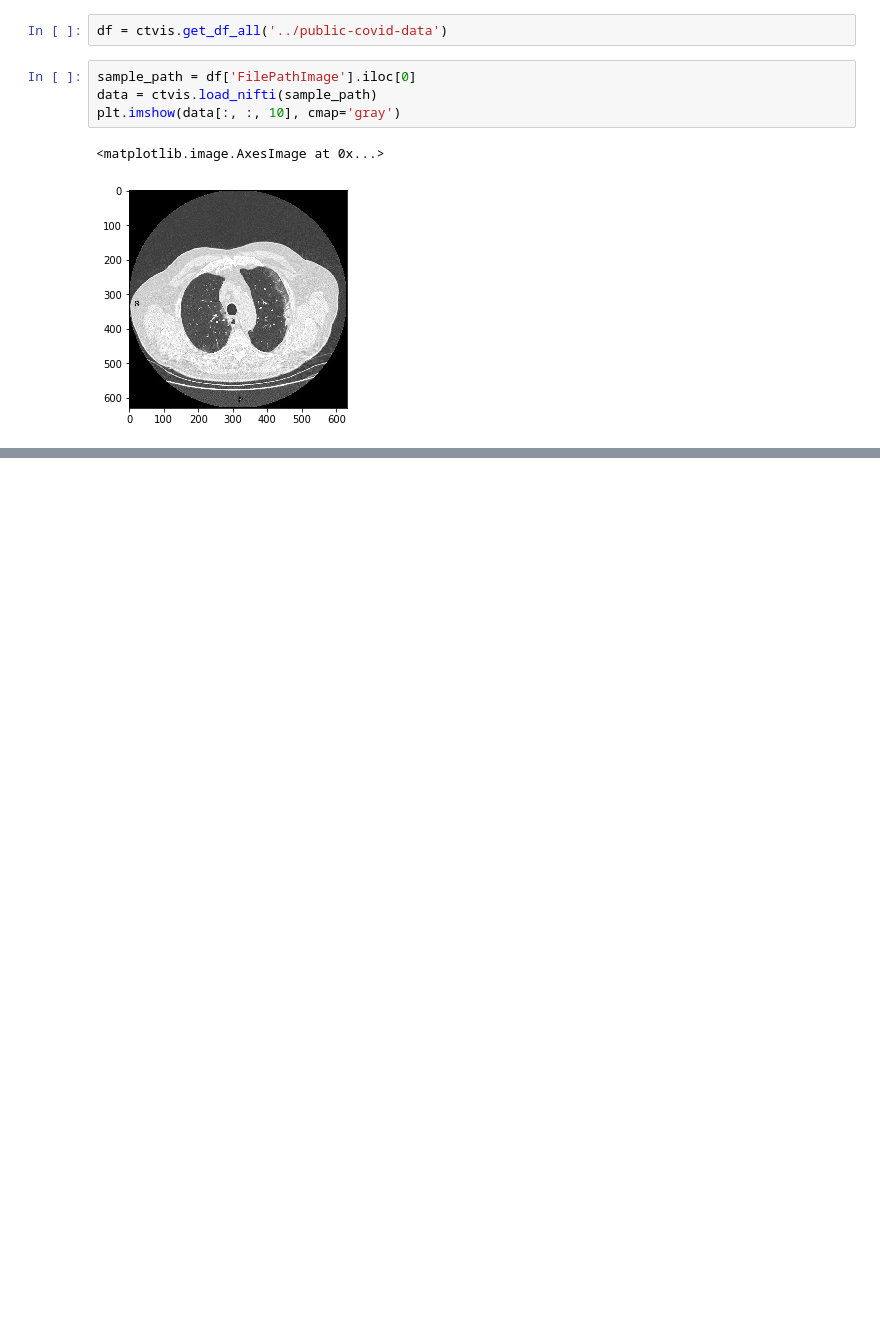
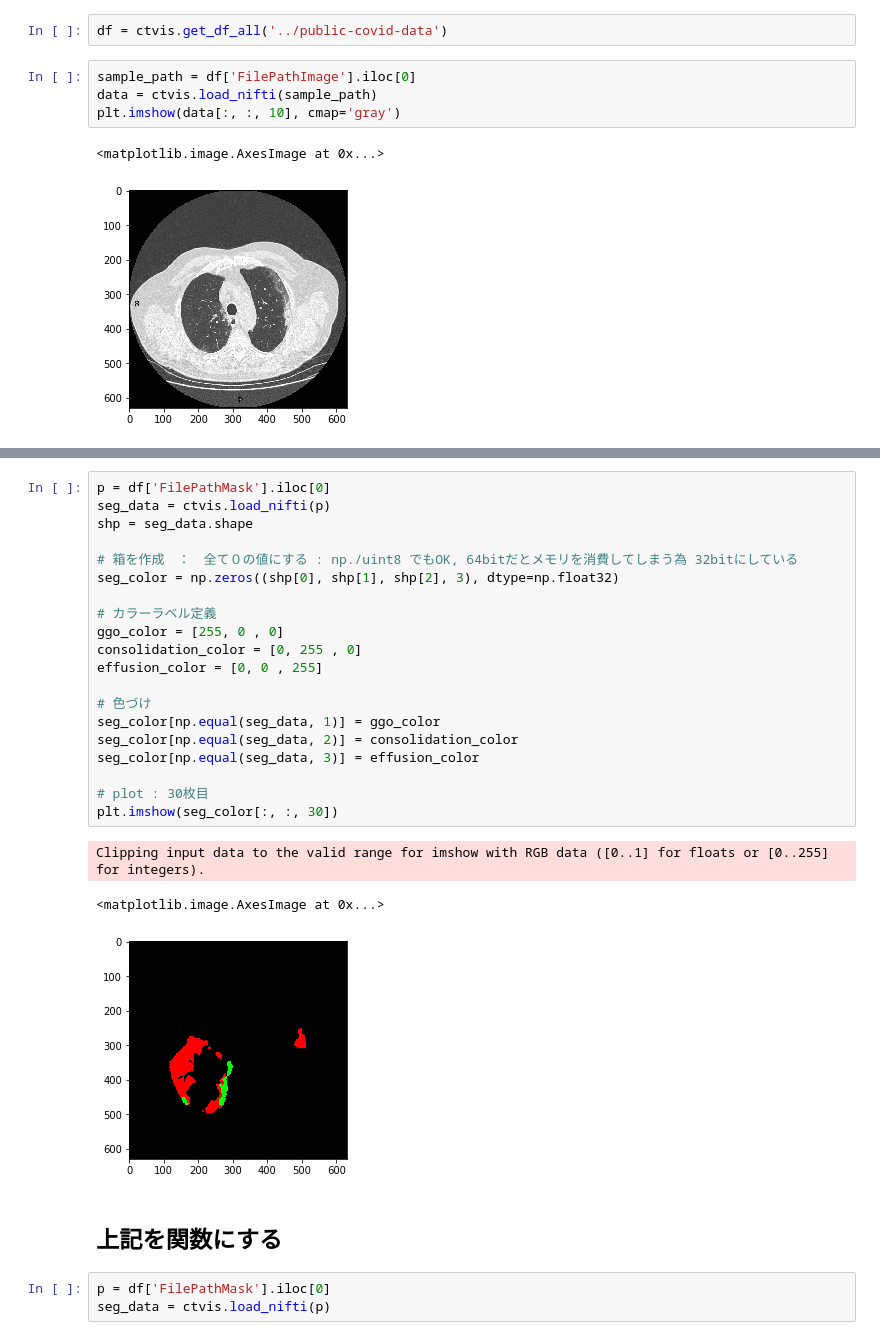
Before and after one commit to MoTo-LaBo/Python-data-science, a Jupyter notebook: CT visualization/ct_devlopment.ipynb, the cells around one changed output, grey strips where cells are left out. Drawn from its saved outputs; the diff is of its cells as text; blank space fills up the shorter version.

```diff
--- a/CT visualization/ct_devlopment.ipynb
+++ b/CT visualization/ct_devlopment.ipynb
@@ -393,0 +460,29 @@ plt.imshow(data[:, :, 10], cmap='gray')
+# %%
+p = df['FilePathMask'].iloc[0]
+seg_data = ctvis.load_nifti(p)
+shp = seg_data.shape
+
+# 箱を作成　：　全て０の値にする : np./uint8 でもOK, 64bitだとメモリを消費してしまう為 32bitにしている
+seg_color = np.zeros((shp[0], shp[1], shp[2], 3), dtype=np.float32)
+
+# カラーラベル定義
+ggo_color = [255, 0 , 0]
+consolidation_color = [0, 255 , 0]
+effusion_color = [0, 0 , 255]
+
+# 色づけ
+seg_color[np.equal(seg_data, 1)] = ggo_color
+seg_color[np.equal(seg_data, 2)] = consolidation_color
+seg_color[np.equal(seg_data, 3)] = effusion_color
+
+# plot : 30枚目
+plt.imshow(seg_color[:, :, 30])
+# %% [output]
+Clipping input data to the valid range for imshow with RGB data ([0..1] for floats or [0..255] for integers).
+<matplotlib.image.AxesImage at 0x...>
+[figure, added]
+# %% [markdown]
+## 上記を関数にする
+# %%
+p = df['FilePathMask'].iloc[0]
+seg_data = ctvis.load_nifti(p)
```
Also changed, not shown: parts of 15 cells of this notebook, 2 other files.
